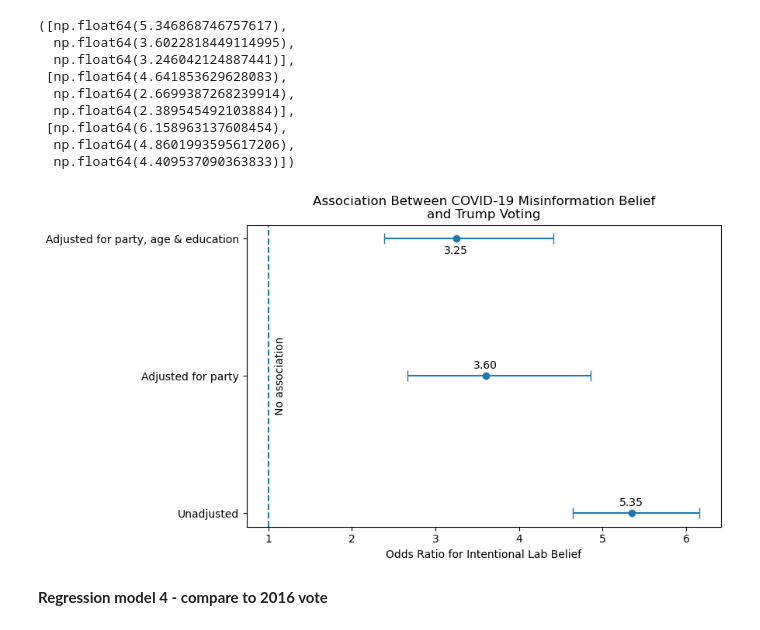
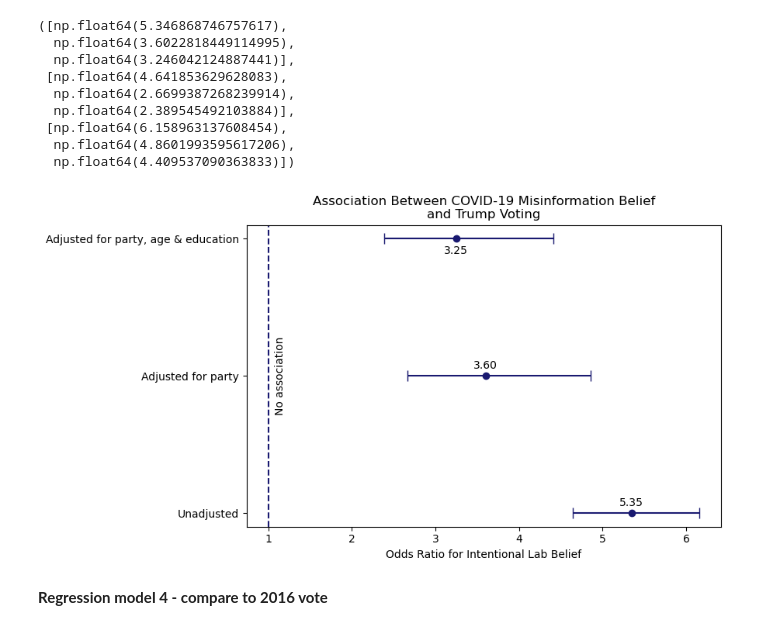
Before and after one commit to ameliabrooks28/QSS20_Project, a Jupyter notebook: code/03_regression.ipynb, the cells around one changed output. Cells and saved outputs as stored; diff of their text form; code cells hidden in the pictures.

```diff
--- a/code/03_regression.ipynb
+++ b/code/03_regression.ipynb
@@ -336,35 +336,35 @@ odds_ratios, ci_lower, ci_upper
 # %%
 y = np.arange(len(labels))
 
 # error bar distances from center point
 lower_error = np.array(odds_ratios) - np.array(ci_lower)
 upper_error = np.array(ci_upper) - np.array(odds_ratios)
 errors = [lower_error, upper_error]
 
 plt.figure(figsize=(9, 5)) # resize
 
-plt.errorbar(odds_ratios, y, xerr=errors, fmt="o", capsize=5)
+plt.errorbar(odds_ratios, y, xerr=errors, fmt="o", capsize=5, color="midnightblue")
 
 # line representing an odds ratio of 1
-plt.axvline(1, linestyle="--")
+plt.axvline(1, linestyle="--", color="midnightblue")
 
 plt.yticks(y, labels)
 plt.xlabel("Odds Ratio for Intentional Lab Belief")
 plt.title("Association Between COVID-19 Misinformation Belief\n"
           "and Trump Voting")
 
 plt.text(1.08, 1, "No association", rotation=90, va="center")
 
 # label each point with its odds ratio
 plt.text(odds_ratios[0], y[0] + 0.05, f"{odds_ratios[0]:.2f}", ha="center") # rounded to 2 decimal places
 plt.text(odds_ratios[1], y[1] + 0.05, f"{odds_ratios[1]:.2f}", ha="center")
 plt.text(odds_ratios[2], y[2] - 0.11, f"{odds_ratios[2]:.2f}", ha="center")
 
 plt.tight_layout() # adjust spacing
 plt.savefig("../output/forest_coefficient_plot2.png", bbox_inches="tight")
 plt.show()
 # %% [output]
-[figure, old version]
+[figure, new version]
 # %% [markdown]
 **Regression model 4 - compare to 2016 vote**
 # %%
```
Also changed, not shown: parts of 1 cell of this notebook, 8 other files.
